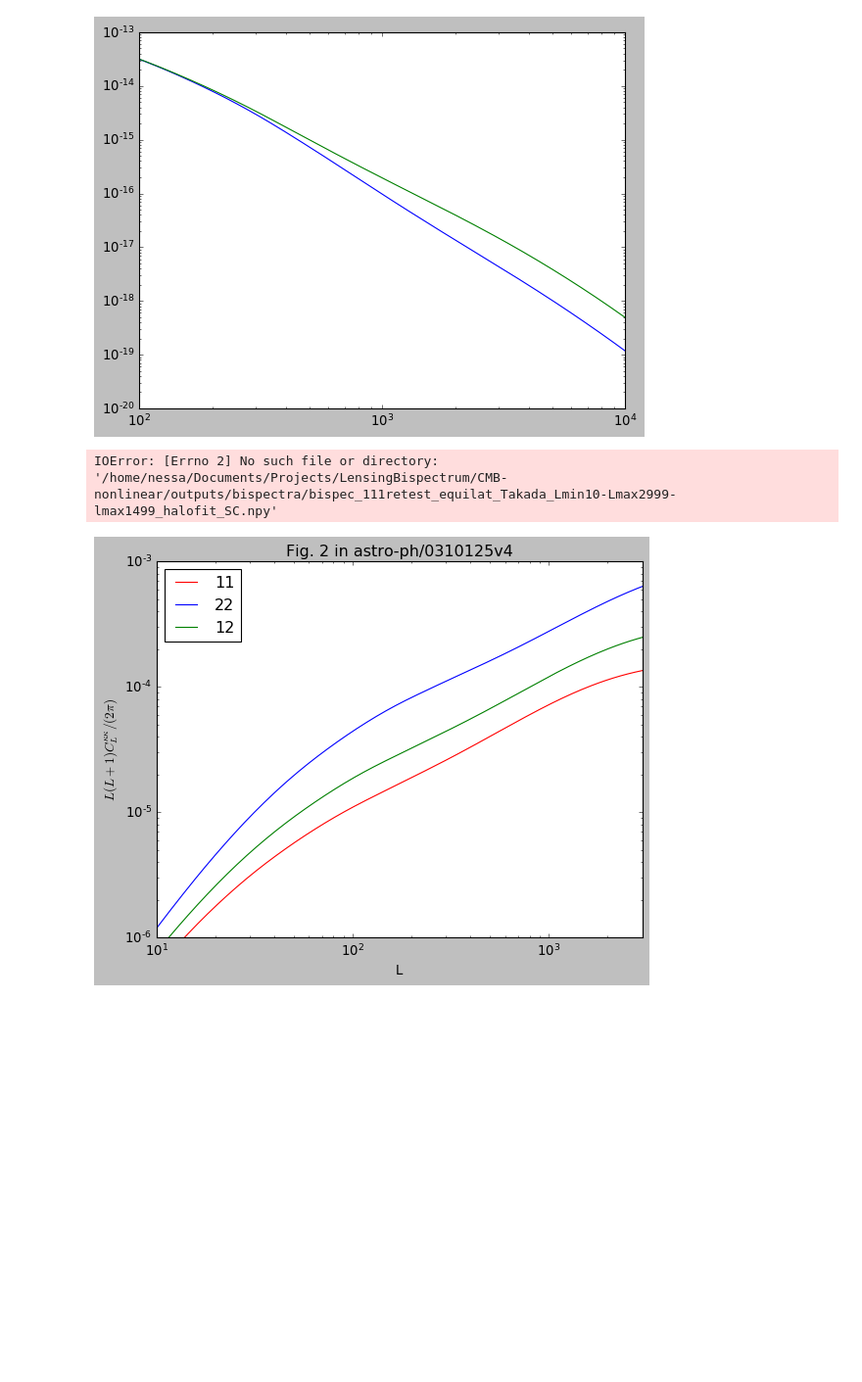
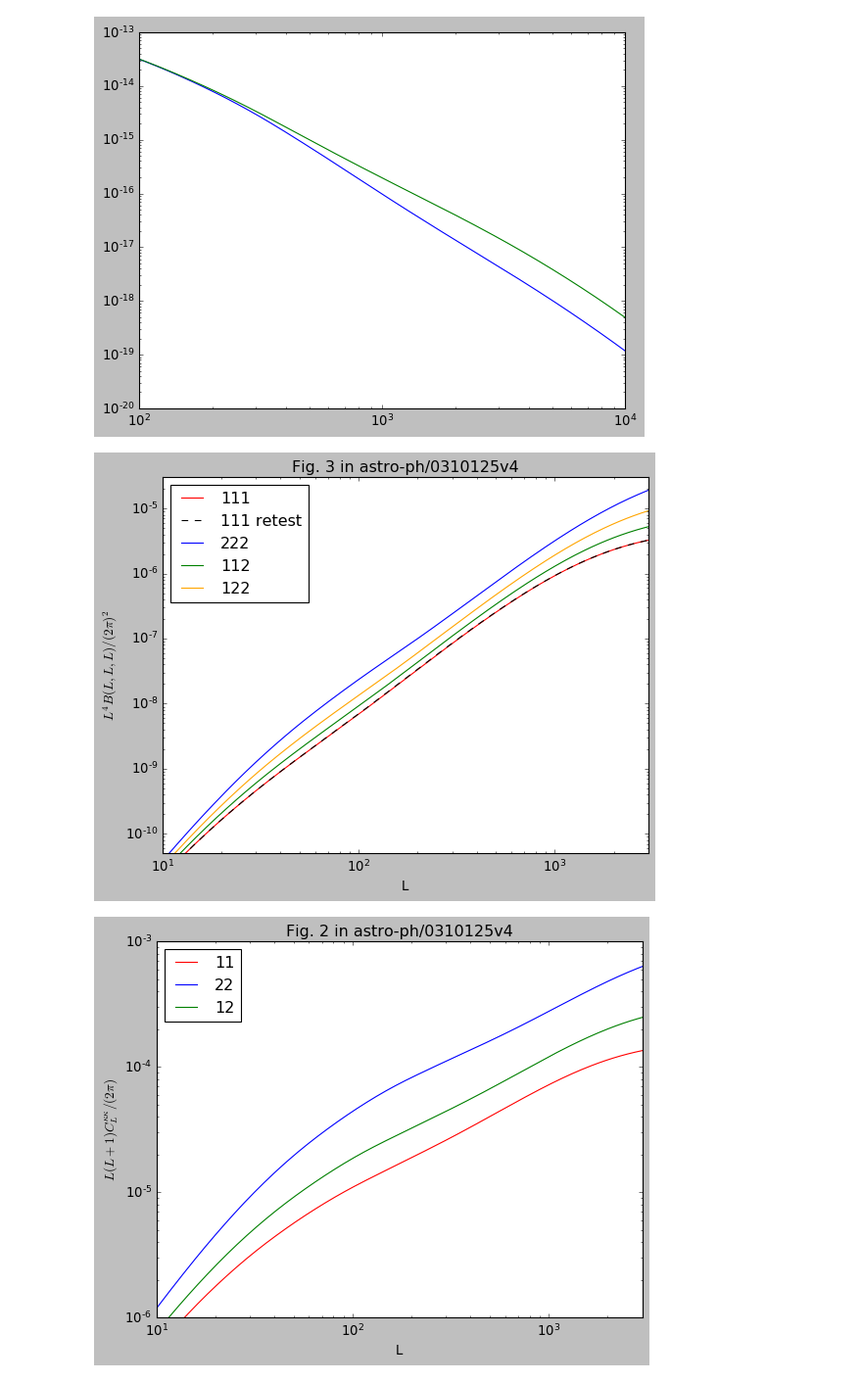
Before and after one commit to VMBoehm/BispectrumBias, a Jupyter notebook: TestBispectra.ipynb, the cells around one changed output. Shown: that part at 98% size. Saved outputs shown, nothing was run; the diff lists cells and outputs as text; code cells hidden in the pictures; blank space fills up the shorter version.

```diff
--- a/TestBispectra.ipynb
+++ b/TestBispectra.ipynb
@@ -41,28 +41,28 @@ plt.show()
 # %%
 specpath='/home/nessa/Documents/Projects/LensingBispectrum/CMB-nonlinear/outputs/bispectra/'
 L,l,theta = pickle.load(open(ellpath+'ell_ang_equilat_Lmin10_Lmax3000_lmin10_lmax8000_lenL200_lenl220_lenang200_0e+00.pkl','r'))
-bi_equi_111t = np.load(specpath+'bispec_111retest_equilat_Takada_Lmin10-Lmax2999-lmax1499_halofit_SC.npy')
+bi_equi_111t = np.load(specpath+'bispec_111retest_equilat_Takada_Lmin10-Lmax2999-lmax2999_halofit_SC.npy')
 bi_equi_111 = np.load(specpath+'bispec_111_equilat_Takada_Lmin10-Lmax2999-lmax2999_halofit_SC.npy')
 bi_equi_222 = np.load(specpath+'bispec_222_equilat_Takada_Lmin10-Lmax2999-lmax2999_halofit_SC.npy')
 bi_equi_112 = np.load(specpath+'bispec_112_equilat_Takada_Lmin10-Lmax2999-lmax2999_halofit_SC.npy')
 bi_equi_122 = np.load(specpath+'bispec_122_equilat_Takada_Lmin10-Lmax2999-lmax2999_halofit_SC.npy')
 plt.figure()
 plt.title('Fig. 3 in astro-ph/0310125v4' )
 plt.loglog(L, L**4*bi_equi_111/(2*np.pi)**2,c='r',label='111')
 plt.loglog(L, L**4*bi_equi_111t/(2*np.pi)**2,c='k',ls='--',label='111 retest')
 plt.loglog(L, L**4*bi_equi_222/(2*np.pi)**2,c='b',label='222')
 plt.loglog(L, L**4*bi_equi_112/(2*np.pi)**2,c='g',label='112')
 plt.loglog(L, L**4*bi_equi_122/(2*np.pi)**2,c='orange',label='122')
 plt.xlim(10,3000)
 plt.ylim(5e-11,3e-5)
 plt.legend(loc='best')
 plt.xlabel('L')
 plt.ylabel('$L^4 B(L,L,L)/(2\pi)^2$')
 plotpath='/home/nessa/Documents/Projects/LensingBispectrum/CMB-nonlinear/Tests/GalaxyLensing/'
 plt.savefig(plotpath+'bispec_equilat.png',bbox_inches='tight')
 plt.show()
 # %% [output]
-IOError: [Errno 2] No such file or directory: '/home/nessa/Documents/Projects/LensingBispectrum/CMB-nonlinear/outputs/bispectra/bispec_111retest_equilat_Takada_Lmin10-Lmax2999-lmax1499_halofit_SC.npy'
+[figure, added]
 # %%
 L,l,theta   = pickle.load(open(ellpath+'ell_ang_equilat_Lmin10_Lmax3000_lmin10_lmax8000_lenL200_lenl220_lenang200_0e+00.pkl','r'))
 specpath='/home/nessa/Documents/Projects/LensingBispectrum/CMB-nonlinear/outputs/power_spectra/'
```
Also changed, not shown: 2 other files.
